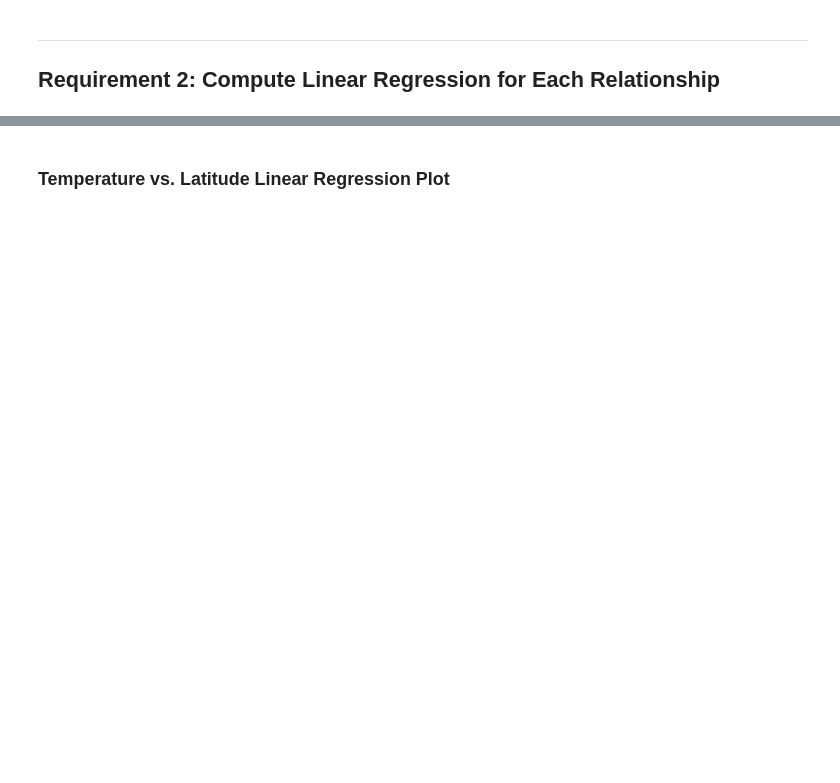
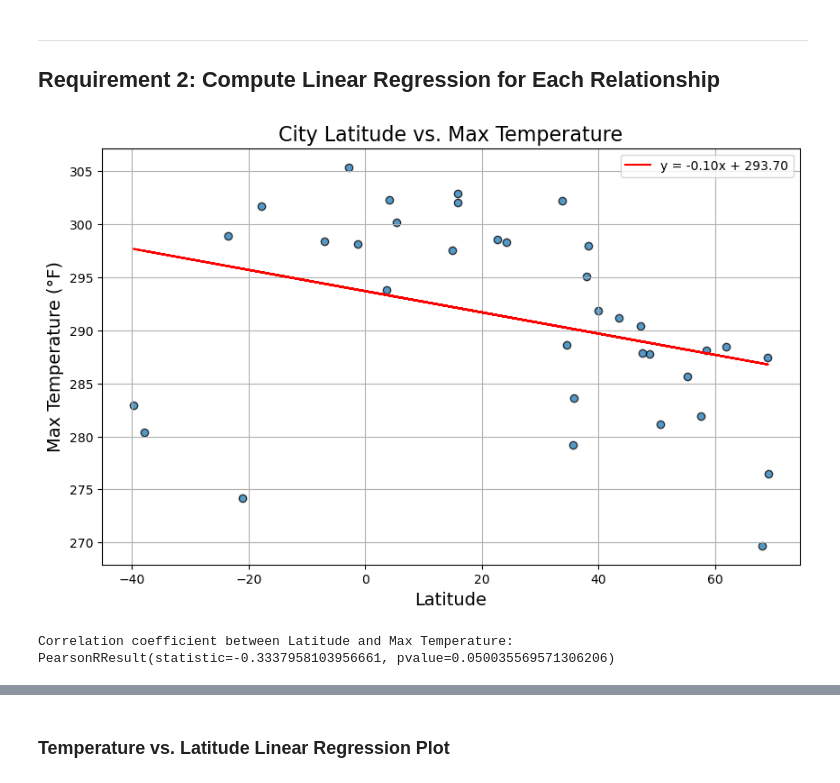
Before and after one commit to mascee/python-api-challenge, a Jupyter notebook: WeatherPy/WeatherPy.ipynb, the cells around one changed output, grey strips where cells are left out. Saved outputs shown, nothing was run; the diff lists cells and outputs as text; code cells hidden in the pictures; blank space fills up the shorter version.

```diff
--- a/WeatherPy/WeatherPy.ipynb
+++ b/WeatherPy/WeatherPy.ipynb
@@ -383,29 +387,35 @@ plt.show()
 # %%
 
 #Latitude vs Temperature Linear Regression
 latitudes = city_data_df["Lat"]
 max_temps = city_data_df["Max Temp"]
 
 #Perform linear regression:
-# Perform linear regression
 (slope, intercept, rvalue, pvalue, stderr) = linregress(latitudes, max_temps)
 # Calculate the regression line values
 regress_values = latitudes * slope + intercept
 line_eq = f"y = {slope:.2f}x + {intercept:.2f}"
 
 # Plot the scatter plot
 plt.figure(figsize=(10, 6))
 plt.scatter(latitudes, max_temps, edgecolors="k", linewidths=1, alpha=0.75)
 
 # Plot the linear regression line
 plt.plot(latitudes, regress_values, "r-", label=line_eq)
 
 # Incorporate the other graph properties
 plt.title("City Latitude vs. Max Temperature", fontsize=16)
 plt.xlabel("Latitude", fontsize=14)
 plt.ylabel("Max Temperature (°F)", fontsize=14)
 plt.legend()
 
 # Show the plot
 plt.grid(True)
 plt.show()
+
+#Calculate correlation coefficient
+correlation = st.pearsonr(latitudes, max_temps)
+print(f"Correlation coefficient between Latitude and Max Temperature: {correlation}")
+# %% [output]
+[figure, added]
+Correlation coefficient between Latitude and Max Temperature: PearsonRResult(statistic=-0.3337958103956661, pvalue=0.050035569571306206)
```
Also changed, not shown: parts of 37 cells of this notebook, 2 other files.
